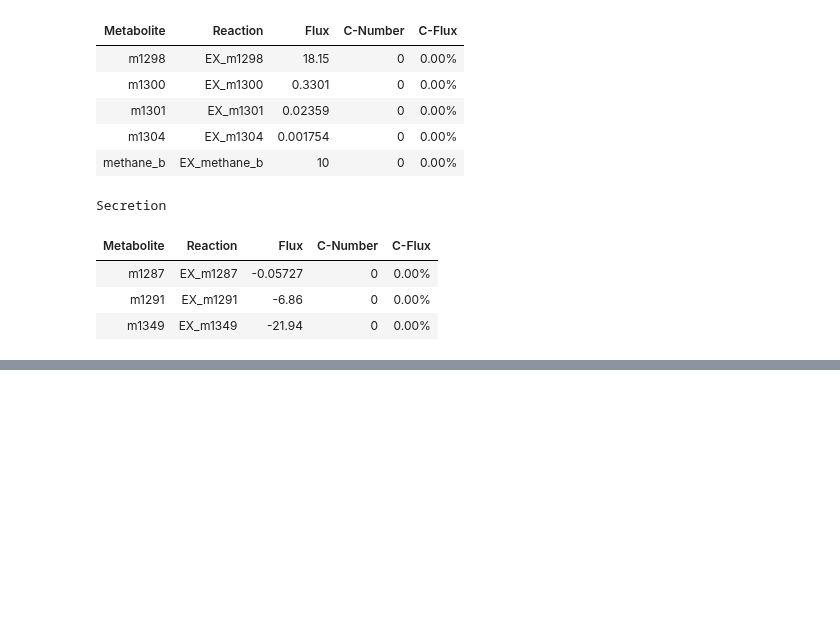
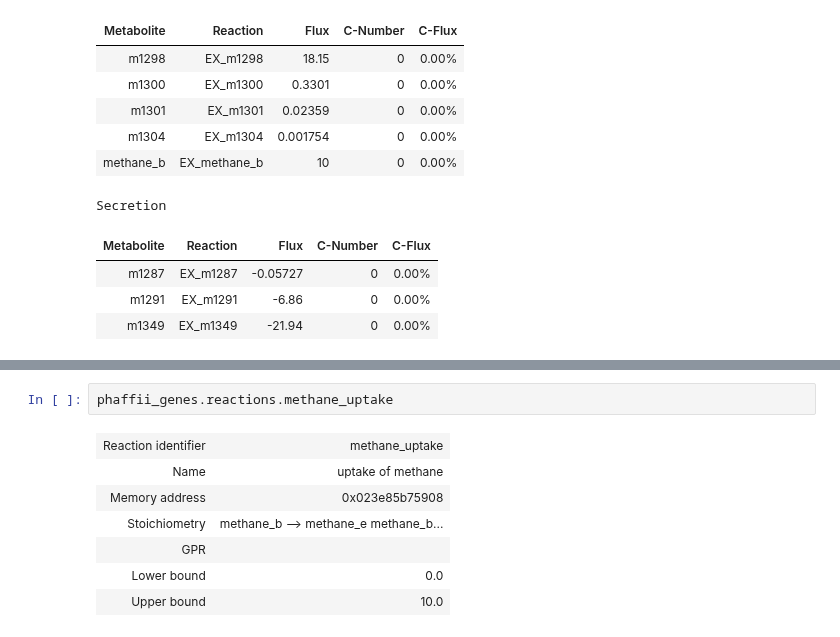
Before and after one commit to Schwebus/DTU_Biobuilders_2021, a Jupyter notebook: GSM_model/iLC915_testing.ipynb, the cells around one changed output, grey strips where cells are left out. Saved outputs shown, nothing was run; the diff lists cells and outputs as text; blank space fills up the shorter version.

```diff
--- a/GSM_model/iLC915_testing.ipynb
+++ b/GSM_model/iLC915_testing.ipynb
@@ -727,0 +728,10 @@ phaffii_genes.metabolites.m1304
+# %%
+phaffii_genes.reactions.methane_uptake
+# %% [output]
+| Reaction identifier | methane_uptake |
+| Name | uptake of methane |
+| Memory address | 0x023e85b75908 |
+| Stoichiometry | methane_b --> methane_e methane_b... |
+| GPR |  |
+| Lower bound | 0.0 |
+| Upper bound | 10.0 |
```
Also changed, not shown: parts of 1 cell of this notebook, 1 other file.
